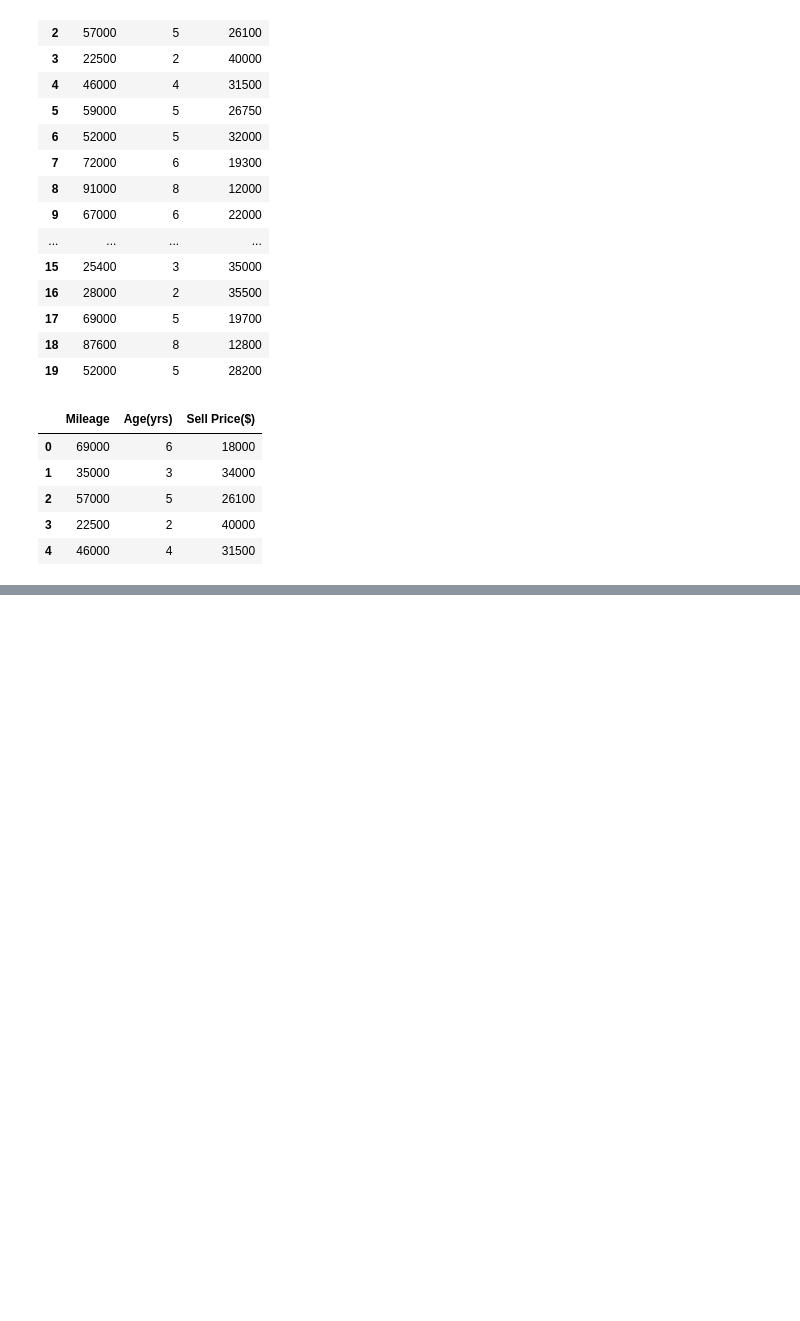
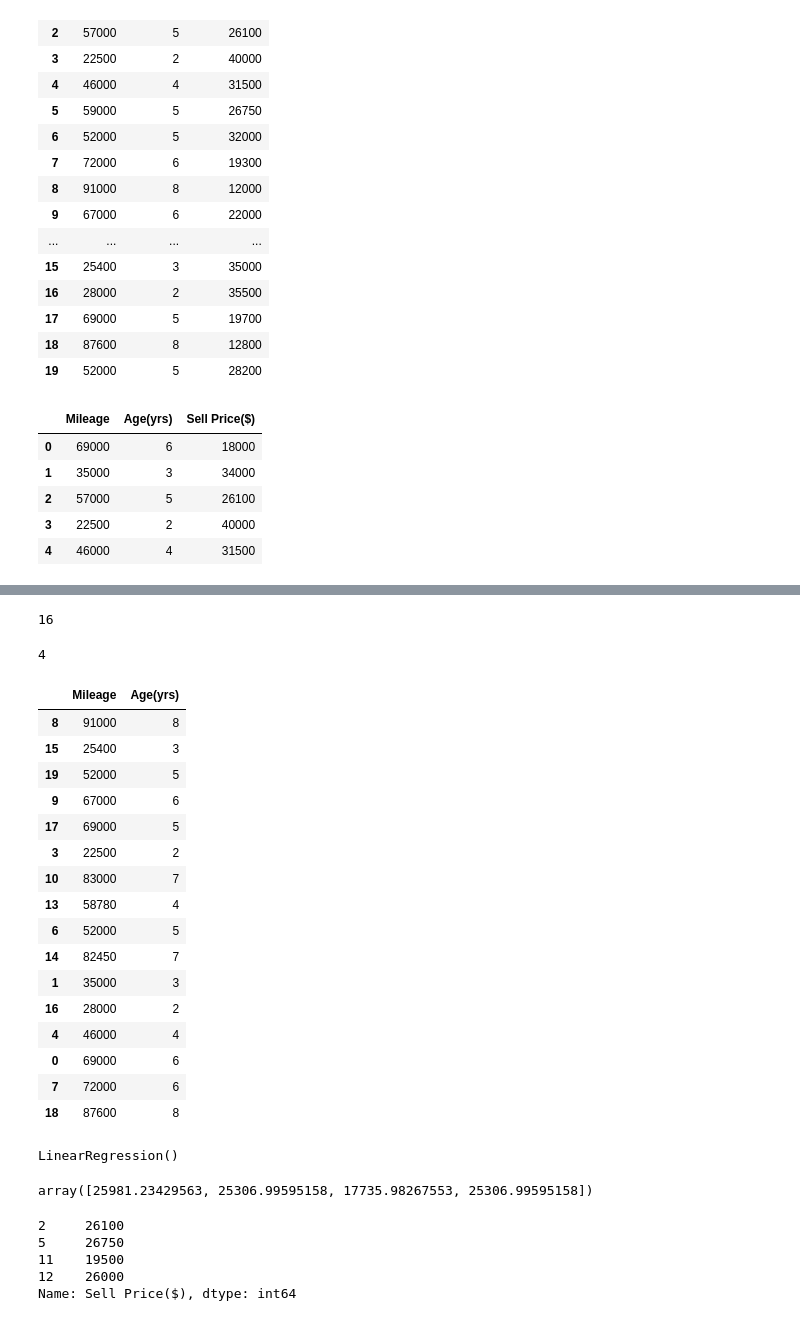
Before and after one commit to SonalMittal-14/AIML-Projects, a Jupyter notebook: tandt.ipynb, the cells around one changed output, grey strips where cells are left out. Cells and saved outputs as stored; diff of their text form; code cells hidden in the pictures; blank space fills up the shorter version.

Commit message:
Training and Testing Dataset

```diff
--- a/tandt.ipynb
+++ b/tandt.ipynb
@@ -32,0 +92,30 @@ df.head()
+# %%
+x_train, x_test, y_train, y_test = train_test_split(x,y, test_size=0.2, random_state=10)
+# %%
+len(x_train)
+# %% [output]
+16
+# %%
+len(x_test)
+# %% [output]
+4
+# %%
+x_train
+# %% [output]
+|  | Mileage | Age(yrs) |
+| 8 | 91000 | 8 |
+| 15 | 25400 | 3 |
+| 19 | 52000 | 5 |
+| 9 | 67000 | 6 |
+| 17 | 69000 | 5 |
+| 3 | 22500 | 2 |
+| 10 | 83000 | 7 |
+| 13 | 58780 | 4 |
+| 6 | 52000 | 5 |
+| 14 | 82450 | 7 |
+| 1 | 35000 | 3 |
+| 16 | 28000 | 2 |
+| 4 | 46000 | 4 |
+| 0 | 69000 | 6 |
+| 7 | 72000 | 6 |
+| 18 | 87600 | 8 |
@@ -32,0 +126,16 @@ df.head()
+# %%
+clf.fit(x_train, y_train) # for training your model
+# %% [output]
+LinearRegression()
+# %%
+clf.predict(x_test)
+# %% [output]
+array([25981.23429563, 25306.99595158, 17735.98267553, 25306.99595158])
+# %%
+y_test
+# %% [output]
+2     26100
+5     26750
+11    19500
+12    26000
+Name: Sell Price($), dtype: int64
```
Also changed, not shown: parts of 11 cells of this notebook.
